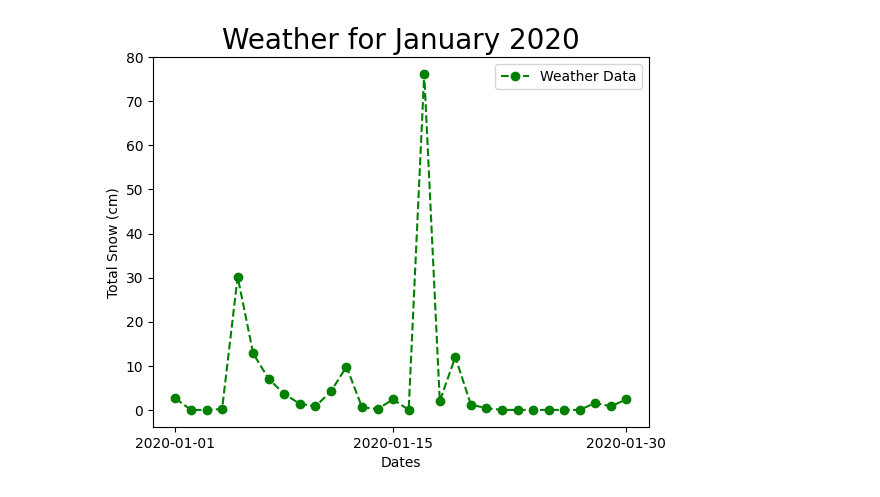
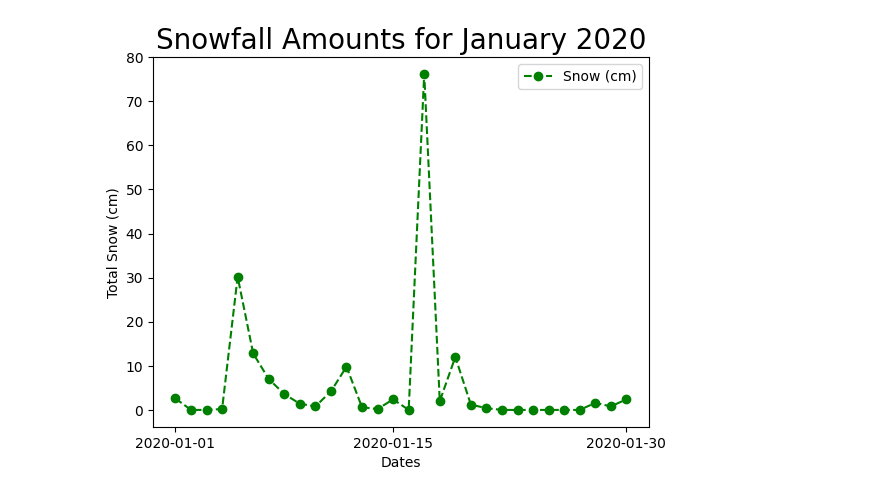
Before and after one commit to dcameronmckenna/CMSC6950-Project, a Jupyter notebook: project_graphs.ipynb, the cells around one changed output. Saved outputs shown, nothing was run; the diff lists cells and outputs as text; code cells hidden in the pictures.

```diff
--- a/project_graphs.ipynb
+++ b/project_graphs.ipynb
@@ -1,26 +1,26 @@
 # %%
 import pandas as pd
 import matplotlib.pyplot as plt
 
 weather_data = pd.read_csv('en_climate_daily_NL_8403505_2020_P1D.csv', usecols=range(4,31), index_col='Date/Time')
 
 num_cols_weather = ['Total Snow (cm)']
 
 weather_data[num_cols_weather] = weather_data[num_cols_weather].astype(float)
 
 total_snow = weather_data[num_cols_weather]
 
 axes = plt.subplot()
 axes.plot(total_snow[0:30], color = 'g', linestyle = 'dashed',
-         marker = 'o',label = "Weather Data")
+         marker = 'o',label = "Snow (cm)")
 
 axes.set_xticks([0, 14, 29])
 
 
 plt.xlabel('Dates')
 plt.ylabel('Total Snow (cm)')
-plt.title('Weather for January 2020', fontsize = 20)
+plt.title('Snowfall Amounts for January 2020', fontsize = 20)
 plt.legend()
 plt.show()
 # %% [output]
-[figure, old version]
+[figure, new version]
```
Also changed, not shown: parts of 2 cells of this notebook.
